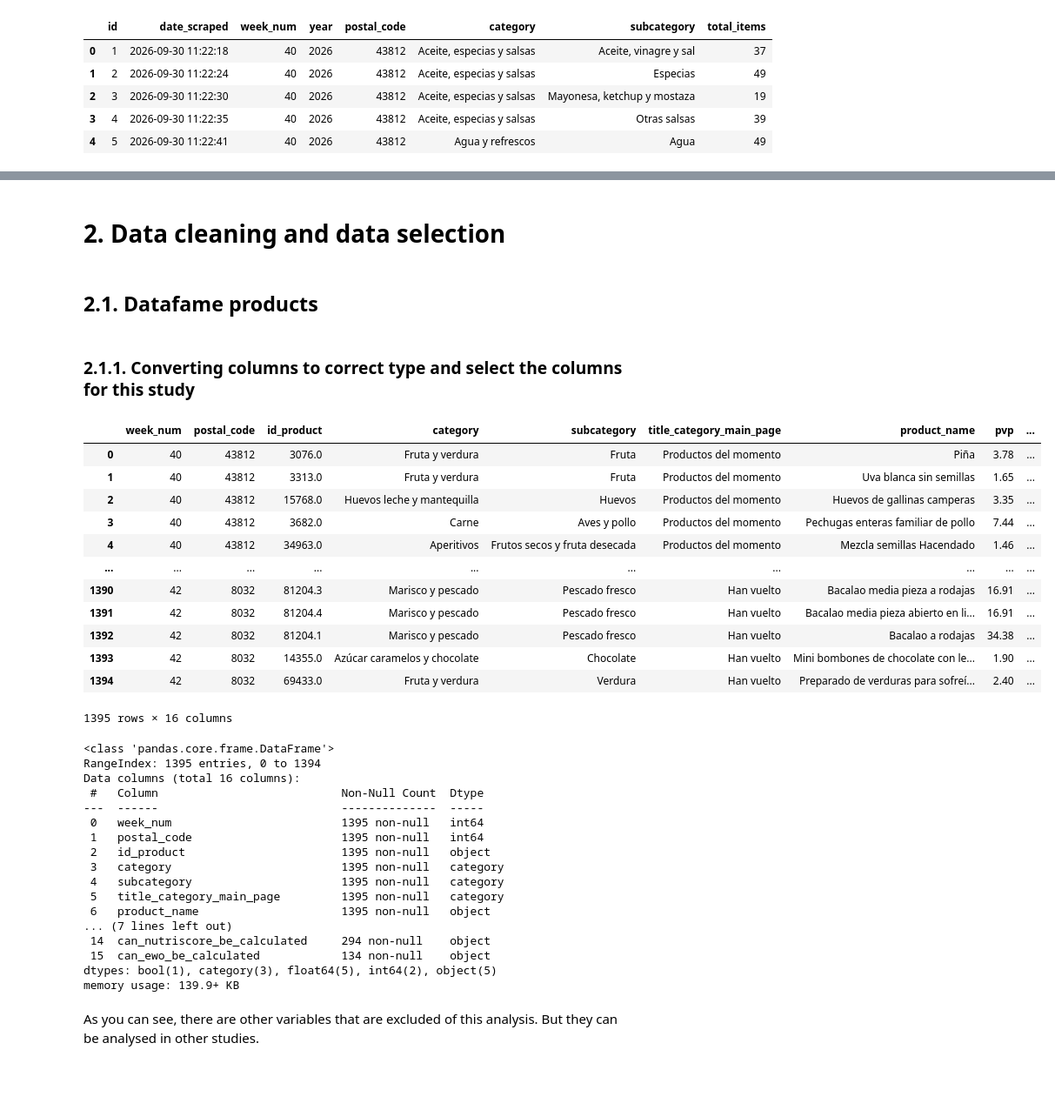
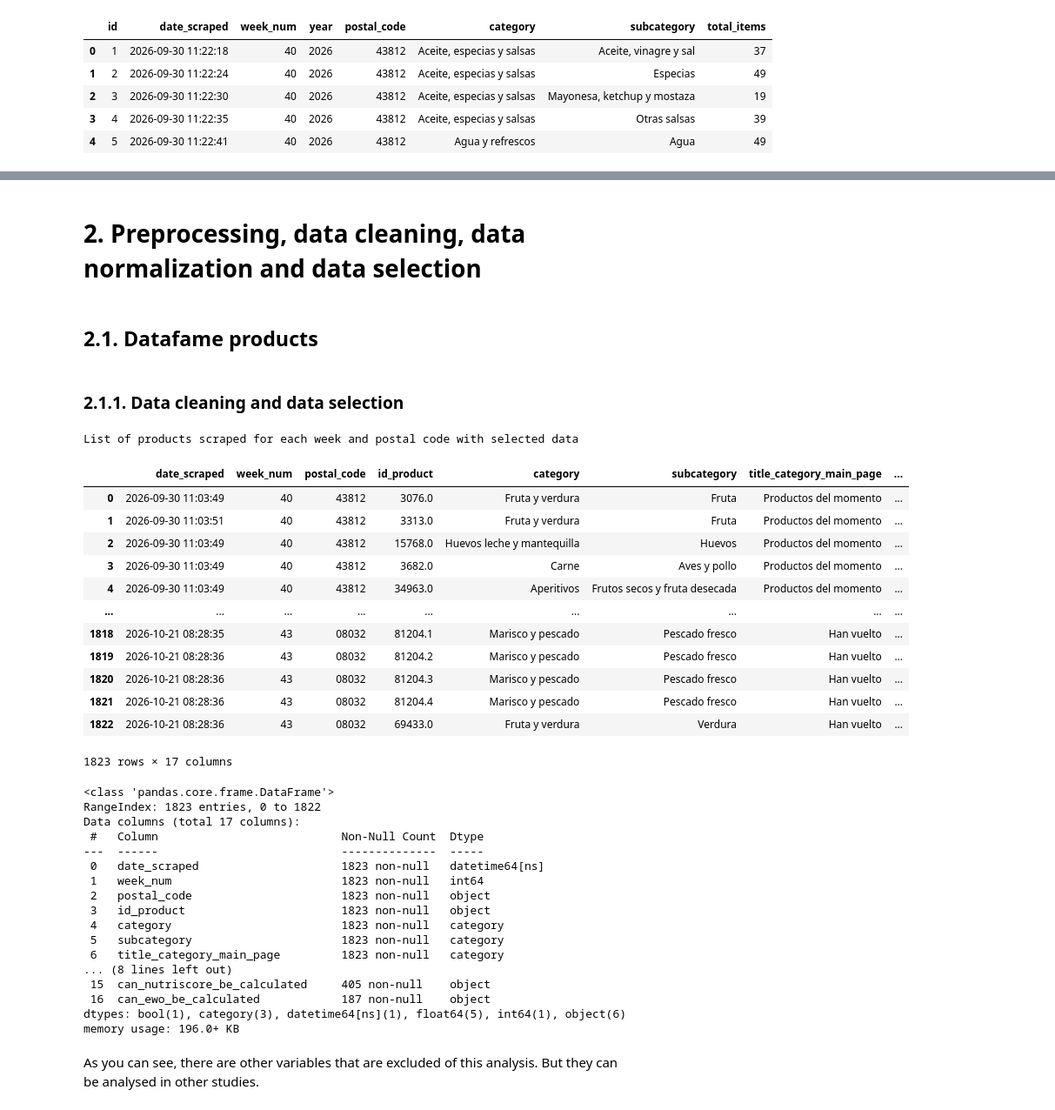
Before and after one commit to cescFT/TFM-fferretar-code, a Jupyter notebook: data-analysis/TFM-fferretar-data-analysis.ipynb, the cells around one changed output, grey strips where cells are left out. Shown at 87% size. Cells and saved outputs as stored; diff of their text form; code cells hidden in the pictures; blank space fills up the shorter version.

```diff
--- a/data-analysis/TFM-fferretar-data-analysis.ipynb
+++ b/data-analysis/TFM-fferretar-data-analysis.ipynb
@@ -606,56 +483,59 @@ TODO: REVISAR!
 # %% [markdown]
-# 2. Data cleaning and data selection
+# 2. Preprocessing, data cleaning, data normalization and data selection
 # %% [markdown]
 ## 2.1. Datafame products
-# %% [markdown]
-### 2.1.1. Converting columns to correct type and select the columns for this study
+# %% [markdown]
+### 2.1.1. Data cleaning and data selection
 # %%
 df_products["is_pack"] = df_products["is_pack"].astype(bool)
 df_products["id_product"] = df_products["id_product"].astype("object")
+df_products['postal_code'] = df_products['postal_code'].astype(str).str.strip().str.zfill(5)
 to_category_cols = ["category", "subcategory", "title_category_main_page"]
 
 for cat in to_category_cols:
     df_products[cat] = df_products[cat].astype('category')
 
 
-df_products = df_products[["week_num", "postal_code", "id_product", "category", "subcategory",
+df_products = df_products[["date_scraped","week_num", "postal_code", "id_product", "category", "subcategory",
 "title_category_main_page", "product_name", "pvp", "previous_pvp", "nutriscore", "planetscore", "ewo_ultra_processed_punctuation",
 "is_pack", "total_units", "can_nutriscore_be_calculated", "can_ewo_be_calculated"]]
 
+print("List of products scraped for each week and postal code with selected data")
 df_products
 # %% [output]
+List of products scraped for each week and postal code with selected data
-|  | week_num | postal_code | id_product | category | subcategory | title_category_main_page | product_name | pvp | ... |
-| 0 | 40 | 43812 | 3076.0 | Fruta y verdura | Fruta | Productos del momento | Piña | 3.78 | ... |
-| 1 | 40 | 43812 | 3313.0 | Fruta y verdura | Fruta | Productos del momento | Uva blanca sin semillas | 1.65 | ... |
-| 2 | 40 | 43812 | 15768.0 | Huevos leche y mantequilla | Huevos | Productos del momento | Huevos de gallinas camperas | 3.35 | ... |
-| 3 | 40 | 43812 | 3682.0 | Carne | Aves y pollo | Productos del momento | Pechugas enteras familiar de pollo | 7.44 | ... |
-| 4 | 40 | 43812 | 34963.0 | Aperitivos | Frutos secos y fruta desecada | Productos del momento | Mezcla semillas Hacendado | 1.46 | ... |
-| ... | ... | ... | ... | ... | ... | ... | ... | ... | ... |
-| 1390 | 42 | 8032 | 81204.3 | Marisco y pescado | Pescado fresco | Han vuelto | Bacalao media pieza a rodajas | 16.91 | ... |
-| 1391 | 42 | 8032 | 81204.4 | Marisco y pescado | Pescado fresco | Han vuelto | Bacalao media pieza abierto en li... | 16.91 | ... |
-| 1392 | 42 | 8032 | 81204.1 | Marisco y pescado | Pescado fresco | Han vuelto | Bacalao a rodajas | 34.38 | ... |
-| 1393 | 42 | 8032 | 14355.0 | Azúcar caramelos y chocolate | Chocolate | Han vuelto | Mini bombones de chocolate con le... | 1.90 | ... |
-| 1394 | 42 | 8032 | 69433.0 | Fruta y verdura | Verdura | Han vuelto | Preparado de verduras para sofreí... | 2.40 | ... |
+|  | date_scraped | week_num | postal_code | id_product | category | subcategory | title_category_main_page | ... |
+| 0 | 2026-09-30 11:03:49 | 40 | 43812 | 3076.0 | Fruta y verdura | Fruta | Productos del momento | ... |
+| 1 | 2026-09-30 11:03:51 | 40 | 43812 | 3313.0 | Fruta y verdura | Fruta | Productos del momento | ... |
+| 2 | 2026-09-30 11:03:49 | 40 | 43812 | 15768.0 | Huevos leche y mantequilla | Huevos | Productos del momento | ... |
+| 3 | 2026-09-30 11:03:49 | 40 | 43812 | 3682.0 | Carne | Aves y pollo | Productos del momento | ... |
+| 4 | 2026-09-30 11:03:49 | 40 | 43812 | 34963.0 | Aperitivos | Frutos secos y fruta desecada | Productos del momento | ... |
+| ... | ... | ... | ... | ... | ... | ... | ... | ... |
+| 1818 | 2026-10-21 08:28:35 | 43 | 08032 | 81204.1 | Marisco y pescado | Pescado fresco | Han vuelto | ... |
+| 1819 | 2026-10-21 08:28:36 | 43 | 08032 | 81204.2 | Marisco y pescado | Pescado fresco | Han vuelto | ... |
+| 1820 | 2026-10-21 08:28:36 | 43 | 08032 | 81204.3 | Marisco y pescado | Pescado fresco | Han vuelto | ... |
+| 1821 | 2026-10-21 08:28:36 | 43 | 08032 | 81204.4 | Marisco y pescado | Pescado fresco | Han vuelto | ... |
+| 1822 | 2026-10-21 08:28:36 | 43 | 08032 | 69433.0 | Fruta y verdura | Verdura | Han vuelto | ... |
-1395 rows × 16 columns
+1823 rows × 17 columns
 # %%
 df_products.info()
 # %% [output]
 <class 'pandas.core.frame.DataFrame'>
-RangeIndex: 1395 entries, 0 to 1394
-Data columns (total 16 columns):
+RangeIndex: 1823 entries, 0 to 1822
+Data columns (total 17 columns):
  #   Column                           Non-Null Count  Dtype
 ---  ------                           --------------  -----
- 0   week_num                         1395 non-null   int64
- 1   postal_code                      1395 non-null   int64
- 2   id_product                       1395 non-null   object
- 3   category                         1395 non-null   category
- 4   subcategory                      1395 non-null   category
- 5   title_category_main_page         1395 non-null   category
- 6   product_name                     1395 non-null   object
-... (7 lines left out)
- 14  can_nutriscore_be_calculated     294 non-null    object
- 15  can_ewo_be_calculated            134 non-null    object
-dtypes: bool(1), category(3), float64(5), int64(2), object(5)
-memory usage: 139.9+ KB
+ 0   date_scraped                     1823 non-null   datetime64[ns]
+ 1   week_num                         1823 non-null   int64
+ 2   postal_code                      1823 non-null   object
+ 3   id_product                       1823 non-null   object
+ 4   category                         1823 non-null   category
+ 5   subcategory                      1823 non-null   category
+ 6   title_category_main_page         1823 non-null   category
+... (8 lines left out)
+ 15  can_nutriscore_be_calculated     405 non-null    object
+ 16  can_ewo_be_calculated            187 non-null    object
+dtypes: bool(1), category(3), datetime64[ns](1), float64(5), int64(1), object(6)
+memory usage: 196.0+ KB
 # %% [markdown]
 As you can see, there are other variables that are excluded of this analysis. But they can be analysed in other studies.
```
Also changed, not shown: parts of 190 cells of this notebook.
